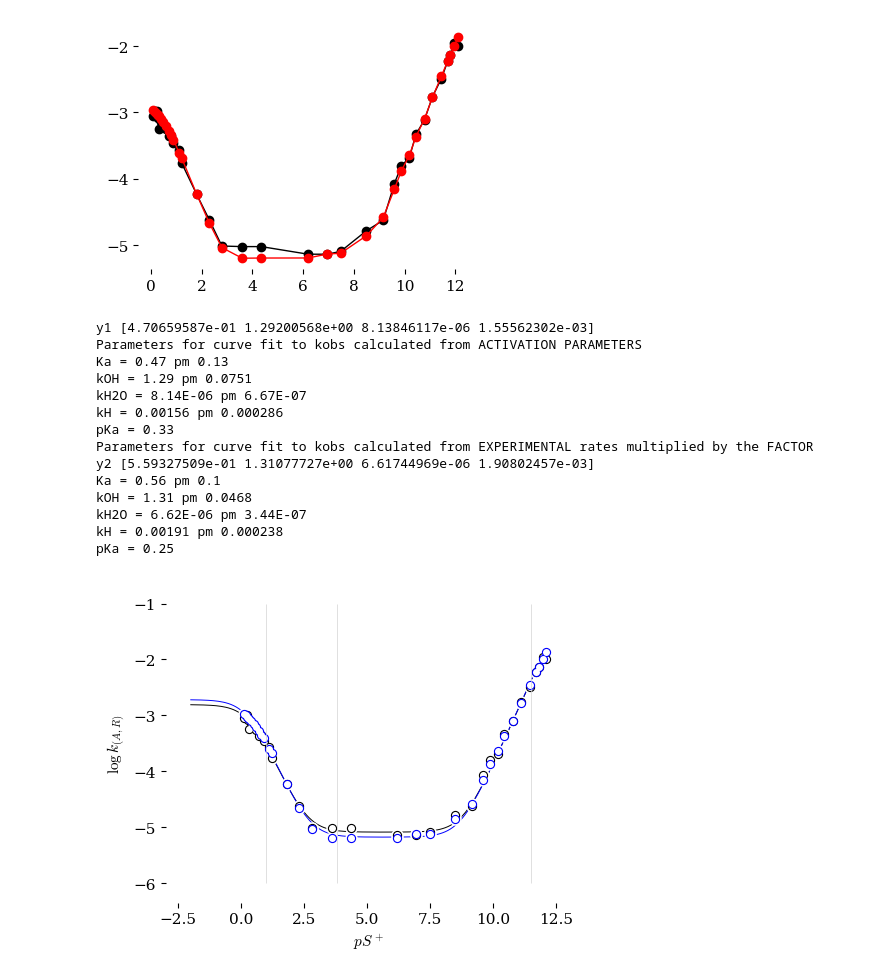
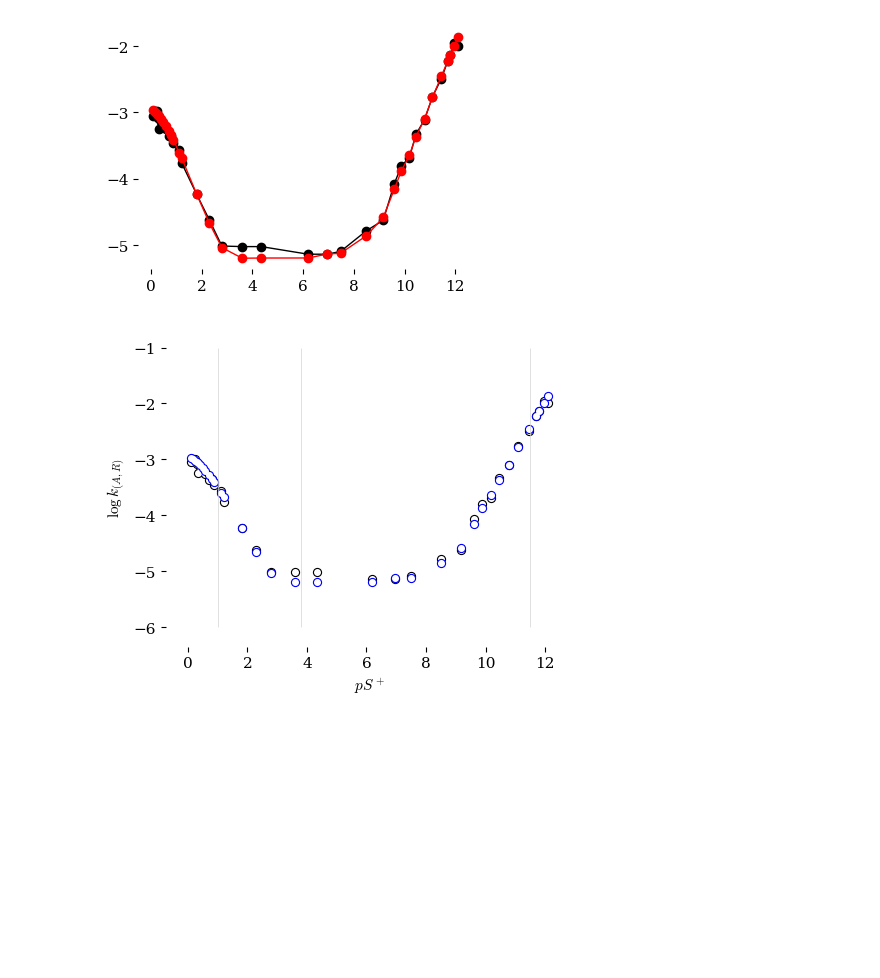
Before and after one commit to blinkletter/4410PythonNotebooks, a Jupyter notebook: Class_23/23-1b_calculator.ipynb, the cells around one changed output. Drawn from its saved outputs; the diff is of its cells as text; code cells hidden in the pictures; blank space fills up the shorter version.

```diff
--- a/Class_23/23-1b_calculator.ipynb
+++ b/Class_23/23-1b_calculator.ipynb
@@ -260,7 +260,7 @@ ax.set(
 ### Curve Fit
 ##################################################
 
-if True:
+if False:
 
     ### Set bounds so rate consatnts are never negative and constrain Ka value if needed
     min_Ka = 0.01
@@ -312,7 +312,7 @@ if True:
 
 
 
-if True:
+if False:
 
     ### Set bounds so rate consatnts are never negative and constrain Ka value if needed
     min_Ka = 0.01
@@ -361,45 +361,31 @@ if True:
         print(f"pKa = {-np.log10(Ka):0.2f}")
 
 ax.scatter(x,y2, s=64, color="white", zorder=2)
 ax.scatter(x,y1, s=64, color="white", zorder=2)
 
 ax.scatter(x,y1, s=32, color="black", zorder=2)
 ax.scatter(x,y1, s=16, color="white", alpha = 1.0, zorder=2)
 
 
 ax.scatter(x,y2, s=32, color="blue", zorder=2)
 ax.scatter(x,y2, s=16, color="white", alpha = 1.0, zorder=2)
 
 
 
 #########################################
 ### Plot the data
 #########################################
 
 
 plt.vlines([1,3.8,11.5],-6,-1, colors = "lightgray", linewidth = 0.5)
 
 
 
 #############################
 ### Output the final plot
 #############################
 
 fig.savefig("plot_1b_calc_pH.pdf")   # use this to save the figure in PDF format
 plt.show()                 # output the combined plot plots
 # %% [output]
-y1 [4.70659587e-01 1.29200568e+00 8.13846117e-06 1.55562302e-03]
-Parameters for curve fit to kobs calculated from ACTIVATION PARAMETERS
-Ka = 0.47 pm 0.13
-kOH = 1.29 pm 0.0751
-kH2O = 8.14E-06 pm 6.67E-07
-kH = 0.00156 pm 0.000286
-pKa = 0.33
-Parameters for curve fit to kobs calculated from EXPERIMENTAL rates multiplied by the FACTOR
-y2 [5.59327509e-01 1.31077727e+00 6.61744969e-06 1.90802457e-03]
-Ka = 0.56 pm 0.1
-kOH = 1.31 pm 0.0468
-kH2O = 6.62E-06 pm 3.44E-07
-kH = 0.00191 pm 0.000238
-pKa = 0.25
-[figure, old version]
+[figure, new version]
```
Also changed, not shown: 13 other files.
